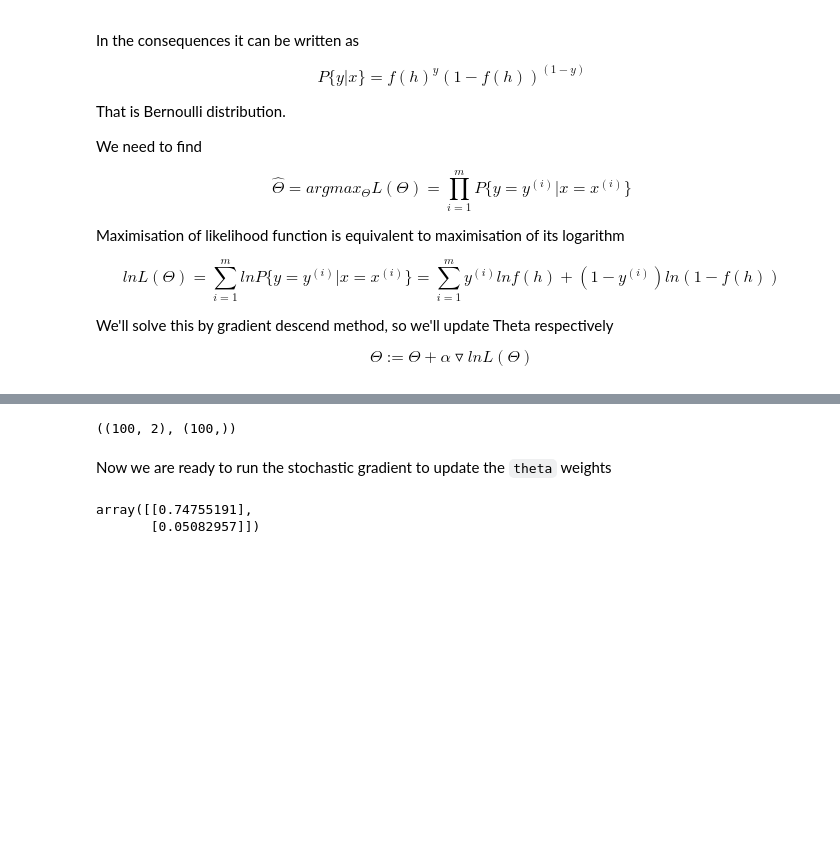
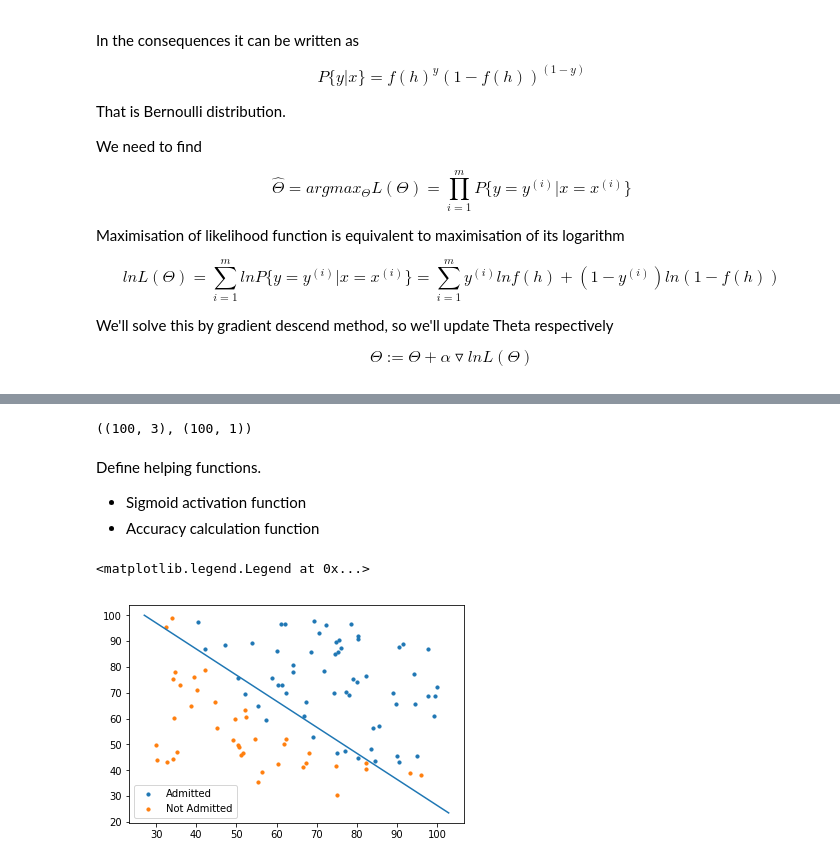
Before and after one commit to coaxsoft/data_school, a Jupyter notebook: notebooks/logistic_regression_raw.ipynb, the cells around one changed output, grey strips where cells are left out. Drawn from its saved outputs; the diff is of its cells as text; code cells hidden in the pictures; blank space fills up the shorter version.

```diff
--- a/notebooks/logistic_regression_raw.ipynb
+++ b/notebooks/logistic_regression_raw.ipynb
@@ -91,36 +92,12 @@ Let's formulate the `theta` vector and training sets
 # %%
-train_x = np.hstack((np.array(X), np.ones(shape=(len(X), 1))))
-train_y = np.array(y_label)
+train_x = np.hstack((np.ones(shape=(len(X), 1)), np.array(X)))
+train_y = np.array(y_label).reshape(len(y_label), 1)
 
 train_x.shape, train_y.shape
 # %% [output]
-((100, 2), (100,))
+((100, 3), (100, 1))
-# %% [markdown]
-Now we are ready to run the stochastic gradient to update the `theta` weights
-# %%
-import random
-
-
-def sigmoid(x):
-    return 1 / (1 + np.exp(-x))
-
-
-theta = np.random.uniform(-1, 1, size=(X.shape[1], 1))
-
-EPOCHS = 10_00
-learning_rate = 0.01
-m = train_x.shape[1]
-
-for i in range(EPOCHS):
-    index = random.randint(0, len(train_x) - 1)
-
-    x = train_x[index].reshape(len(train_x[index]), 1)
-    y = train_y[index]
-
-    h = sigmoid(theta.T.dot(x))
-    d = (h - y).reshape(1, 1)
-    theta += learning_rate * x.dot(d)
-theta
-# %% [output]
-array([[0.74755191],
-       [0.05082957]])
+# %% [markdown]
+Define helping functions.
+
+* Sigmoid activation function
+* Accuracy calculation function
@@ -126,0 +116,11 @@ array([[0.74755191],
+# %%
+plot_x1 = np.linspace(np.min(train_x[:, 1]) - 3, np.max(train_x[:, 1]) + 3, 50)
+plot_x2 = (-theta[0] - theta[1] * plot_x1) / theta[2]
+
+plt.scatter(admitted.iloc[:, 0], admitted.iloc[:, 1], s=10, label='Admitted')
+plt.scatter(not_admitted.iloc[:, 0], not_admitted.iloc[:, 1], s=10, label='Not Admitted')
+plt.plot(plot_x1, plot_x2)
+plt.legend()
+# %% [output]
+<matplotlib.legend.Legend at 0x...>
+[figure, added]
```
Also changed, not shown: parts of 8 cells of this notebook.
